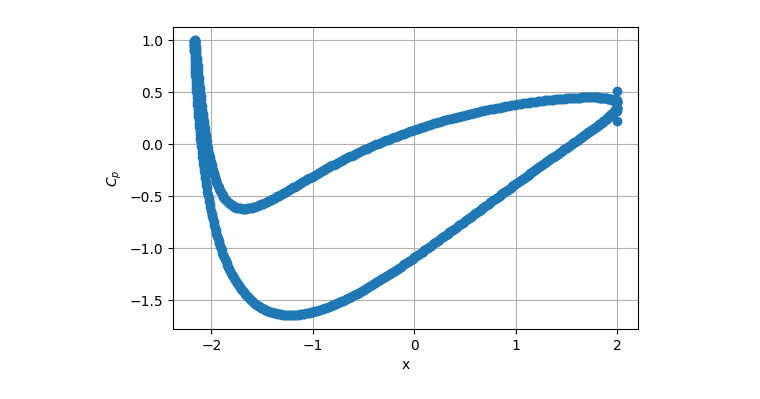
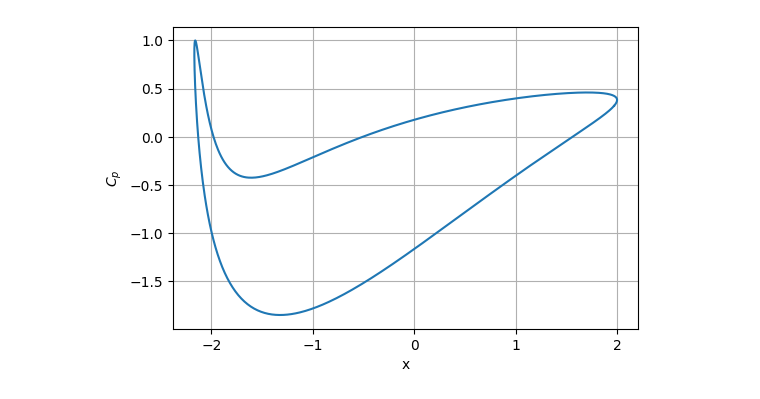
Before and after one commit to sanjosem/mec757_solutions, a Jupyter notebook: cours/Joukovski.ipynb, the cells around one changed output. Saved outputs shown, nothing was run; the diff lists cells and outputs as text; code cells hidden in the pictures.

Commit message:
Correction in uniform flow, thanks Giuseppe!

```diff
--- a/cours/Joukovski.ipynb
+++ b/cours/Joukovski.ipynb
@@ -37,0 +17,15 @@ def create_cylinder_flow(grid,alpha=0.0,Gamma=0.0,center=[0.,0.]):
+# %%
+Vinf = 1.5
+center = [-0.25,0.15]
+AoA = 1.5 # deg
+alpha = np.deg2rad(AoA)
+
+Zcenter = (center[0] + 1j*center[1]) #*np.exp(-1j*alpha)
+ZTE = (1.0 + 1j * 0.0) #*np.exp(-1j*alpha)
+R0 = np.abs(ZTE-Zcenter)
+beta = np.angle(ZTE-Zcenter)
+Kappa = 2*np.pi*R0**2*Vinf
+print(alpha)
+print(Zcenter)
+print(ZTE)
+print(beta)
@@ -51,9 +59,10 @@ Cp_prof = 1-(w_prof/Vinf)**2
 # %%
-cercle = bq.create_2Dgrid_cyl(rbounds=[R0,R0],center=center,nr=1,nt=2*360)
-Zcercle = (cercle['x'] + 1j * cercle['y']) * np.exp(-1j*alpha)
+cercle = bq.create_2Dgrid_cyl(rbounds=[R0,R0],center=center,
+                              alpha=alpha,nr=1,nt=2*360)
+Zcercle = (cercle['x'] + 1j * cercle['y'])
 Prof = Jouk(Zcercle)
 LocTE = Jouk(ZTE)
-cercle_ecoul = create_cylinder_flow(cercle,alpha=alpha,Gamma=Gamma,center=center)
+cercle_ecoul = bq.create_cylinder_flow(cercle,Vinf=Vinf,Kappa=Kappa,Gamma=Gamma,R0=R0,center=center)
 W_cercle = cercle_ecoul['u'] - 1j * cercle_ecoul['v']
 w_cercle = W_cercle/(dJouk(Zcercle))
 w_cercle_prof = np.abs(w_cercle)
@@ -177,9 +187,9 @@ plt.show()
 # %%
-plt.plot(Prof.real[:-1],Cp_cercle_prof[:-1],marker='o')
+plt.plot(Prof.real[:-1],Cp_cercle_prof[:-1]) #,marker='o')
 # plt.ylim(-2.0,1.2)
 plt.xlabel(r'x')
 plt.ylabel(r'$C_p$')
 plt.grid()
 plt.show()
 # %% [output]
-[figure, old version]
+[figure, new version]
```
Also changed, not shown: parts of 10 cells of this notebook, 1 other file.
